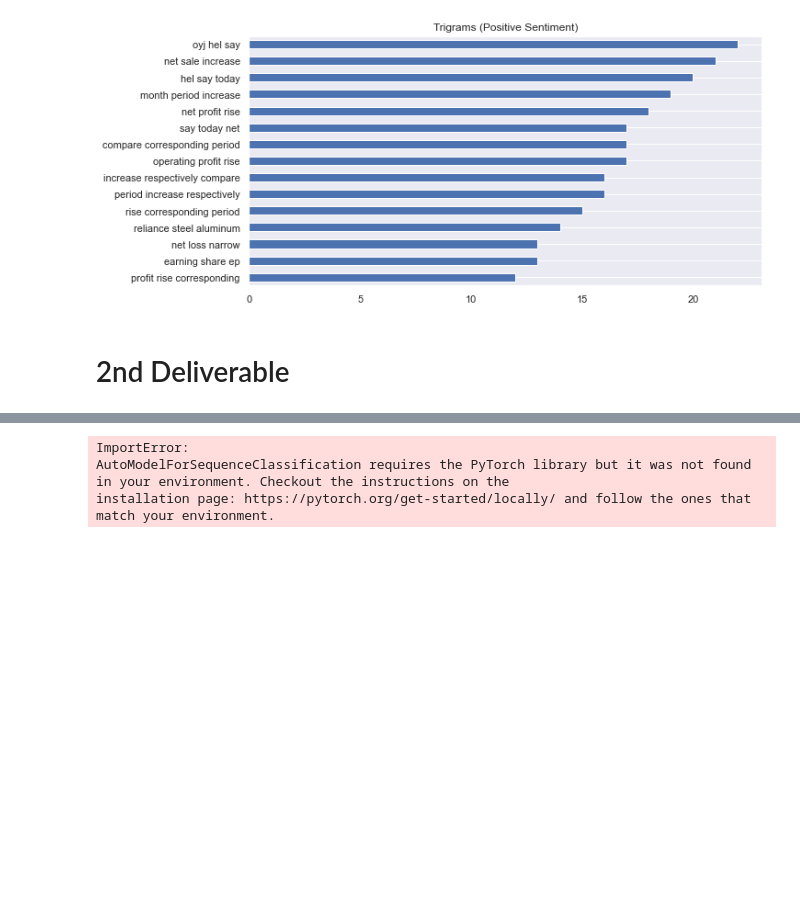
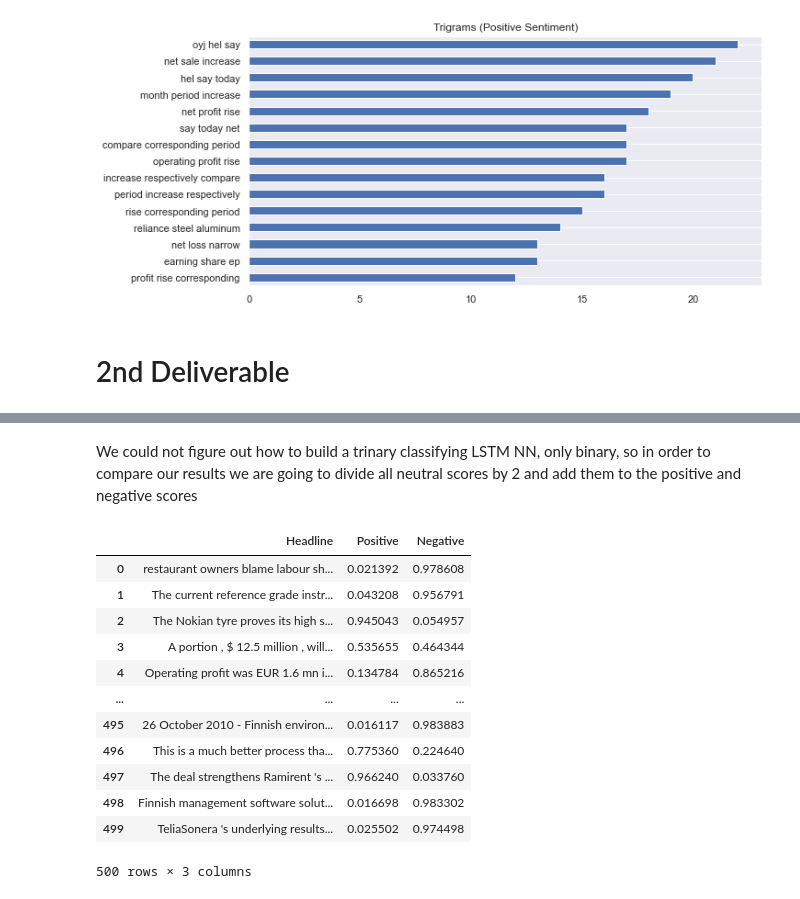
Before and after one commit to arnodunstatter/COSC4337-project, a Jupyter notebook: Financial_Sentiment_Analysis_Project.ipynb, the cells around one changed output, grey strips where cells are left out. Drawn from its saved outputs; the diff is of its cells as text; code cells hidden in the pictures; blank space fills up the shorter version.

```diff
--- a/Financial_Sentiment_Analysis_Project.ipynb
+++ b/Financial_Sentiment_Analysis_Project.ipynb
@@ -971,0 +968,8 @@ SyntaxError: invalid syntax (2684988783.py, line 1)
+# %%
+sampleSize = 500
+testData = data.query('sentiment != 0').sample(frac=1).reset_index(drop=True)
+testData = testData[["original_headline", "sentiment"]]
+df_array = np.array(testData["original_headline"]) #df_array contains only positive and negative headlines and it's "sampled" (shuffled)
+df_list = list(df_array)[:sampleSize] # performing analysis on first 100 headlines which are either positive or negative
+# df_array = np.array(data)
+# df_list = list(df_array[:,0])
@@ -972,18 +984,28 @@ SyntaxError: invalid syntax (2684988783.py, line 1)
 # %%
-df_array = np.array(data)
-df_list = list(df_array[:,0])
-tokenizer = AutoTokenizer.from_pretrained("ProsusAI/finbert")
-model = AutoModelForSequenceClassification.from_pretrained("ProsusAI/finbert")
-inputs = tokenizer(df_list, padding = True, truncation = True, return_tensors='pt') #tokenize text to be sent to model
-outputs = model(**inputs)
-predictions = torch.nn.functional.softmax(outputs.logits, dim=-1)
 model.config.id2label
 positive = predictions[:, 0].tolist()
 negative = predictions[:, 1].tolist()
 neutral = predictions[:, 2].tolist()
 table = {'Headline':df_list, "Positive":positive, "Negative":negative, "Neutral":neutral}
 df2 = pd.DataFrame(table, columns = ["Headline", "Positive", "Negative", "Neutral"])
-# %% [output]
-ImportError:
-AutoModelForSequenceClassification requires the PyTorch library but it was not found in your environment. Checkout the instructions on the
-installation page: https://pytorch.org/get-started/locally/ and follow the ones that match your environment.
+# %% [markdown]
+We could not figure out how to build a trinary classifying LSTM NN, only binary, so in order to compare our results we are going to divide all neutral scores by 2 and add them to the positive and negative scores
+# %%
+df2["Positive"] += (df2["Neutral"]/2)
+df2["Negative"] += (df2["Neutral"]/2)
+df2=df2.drop(columns="Neutral")
+df2
+# %% [output]
+|  | Headline | Positive | Negative |
+| 0 | restaurant owners blame labour sh... | 0.021392 | 0.978608 |
+| 1 | The current reference grade instr... | 0.043208 | 0.956791 |
+| 2 | The Nokian tyre proves its high s... | 0.945043 | 0.054957 |
+| 3 | A portion , $ 12.5 million , will... | 0.535655 | 0.464344 |
+| 4 | Operating profit was EUR 1.6 mn i... | 0.134784 | 0.865216 |
+| ... | ... | ... | ... |
+| 495 | 26 October 2010 - Finnish environ... | 0.016117 | 0.983883 |
+| 496 | This is a much better process tha... | 0.775360 | 0.224640 |
+| 497 | The deal strengthens Ramirent 's ... | 0.966240 | 0.033760 |
+| 498 | Finnish management software solut... | 0.016698 | 0.983302 |
+| 499 | TeliaSonera 's underlying results... | 0.025502 | 0.974498 |
+500 rows × 3 columns
```
Also changed, not shown: parts of 25 cells of this notebook.
